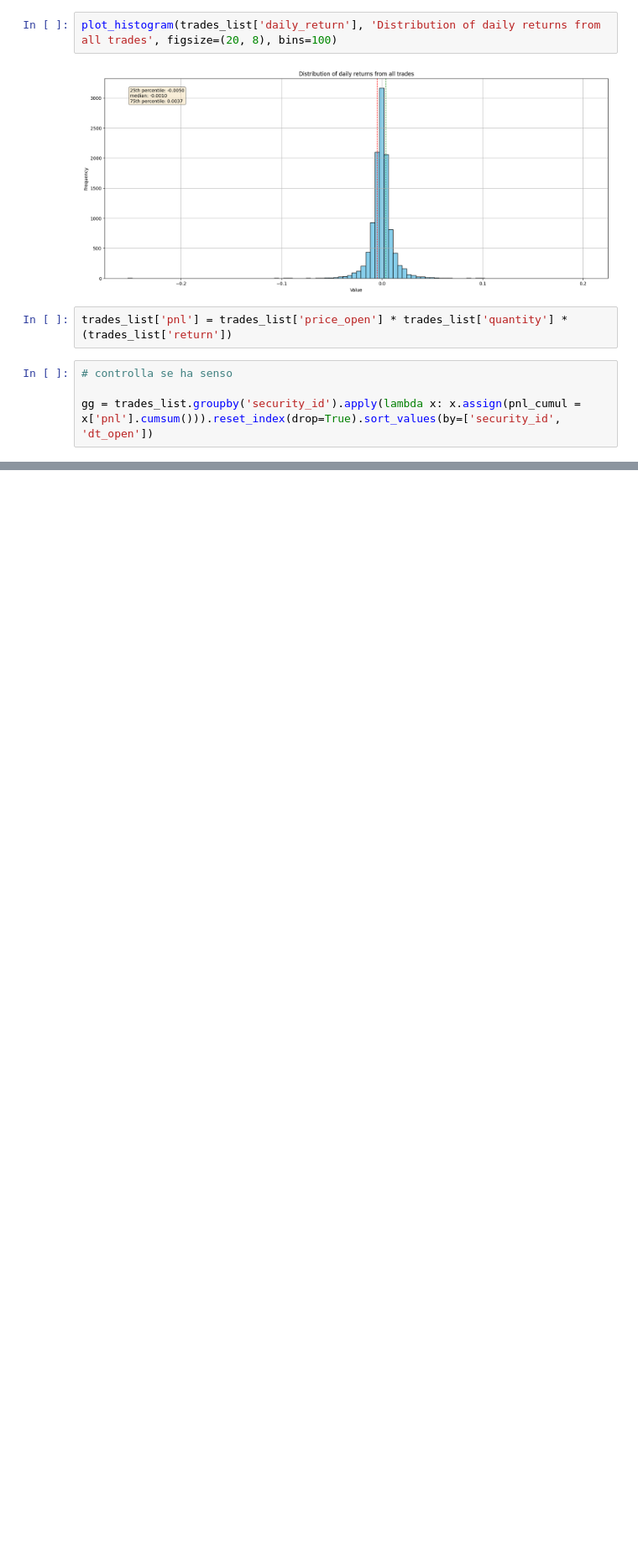
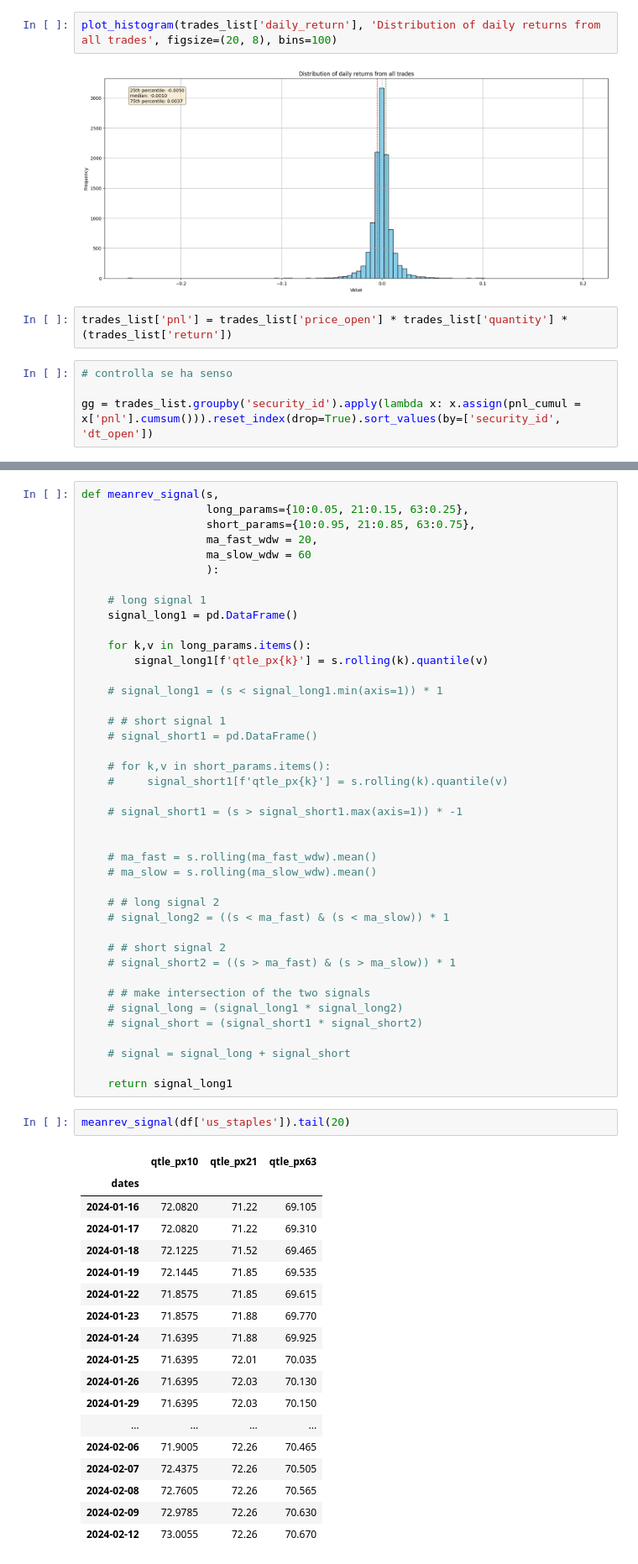
Before and after one commit to vcnzbrgd/Mean-Reverting-Strategy-and-Trades-Optimal-Sizing, a Jupyter notebook: mean_reverting_strategy.ipynb, the cells around one changed output, grey strips where cells are left out. Shown: that part at 84% size. Saved outputs shown, nothing was run; the diff lists cells and outputs as text; blank space fills up the shorter version.

```diff
--- a/mean_reverting_strategy.ipynb
+++ b/mean_reverting_strategy.ipynb
@@ -204,0 +208,62 @@ gg[gg['security_id'] == 'brazil']['pnl_cumul'].plot()
+# %%
+def meanrev_signal(s,
+                   long_params={10:0.05, 21:0.15, 63:0.25},
+                   short_params={10:0.95, 21:0.85, 63:0.75},
+                   ma_fast_wdw = 20,
+                   ma_slow_wdw = 60
+                   ):
+
+    # long signal 1
+    signal_long1 = pd.DataFrame()
+
+    for k,v in long_params.items():
+        signal_long1[f'qtle_px{k}'] = s.rolling(k).quantile(v)
+
+    # signal_long1 = (s < signal_long1.min(axis=1)) * 1
+
+    # # short signal 1
+    # signal_short1 = pd.DataFrame()
+
+    # for k,v in short_params.items():
+    #     signal_short1[f'qtle_px{k}'] = s.rolling(k).quantile(v)
+
+    # signal_short1 = (s > signal_short1.max(axis=1)) * -1
+
+
+    # ma_fast = s.rolling(ma_fast_wdw).mean()
+    # ma_slow = s.rolling(ma_slow_wdw).mean()
+
+    # # long signal 2
+    # signal_long2 = ((s < ma_fast) & (s < ma_slow)) * 1
+
+    # # short signal 2
+    # signal_short2 = ((s > ma_fast) & (s > ma_slow)) * 1
+
+    # # make intersection of the two signals
+    # signal_long = (signal_long1 * signal_long2)
+    # signal_short = (signal_short1 * signal_short2)
+
+    # signal = signal_long + signal_short
+
+    return signal_long1
+# %%
+meanrev_signal(df['us_staples']).tail(20)
+# %% [output]
+|  | qtle_px10 | qtle_px21 | qtle_px63 |
+| dates |  |  |  |
+| 2024-01-16 | 72.0820 | 71.22 | 69.105 |
+| 2024-01-17 | 72.0820 | 71.22 | 69.310 |
+| 2024-01-18 | 72.1225 | 71.52 | 69.465 |
+| 2024-01-19 | 72.1445 | 71.85 | 69.535 |
+| 2024-01-22 | 71.8575 | 71.85 | 69.615 |
+| 2024-01-23 | 71.8575 | 71.88 | 69.770 |
+| 2024-01-24 | 71.6395 | 71.88 | 69.925 |
+| 2024-01-25 | 71.6395 | 72.01 | 70.035 |
+| 2024-01-26 | 71.6395 | 72.03 | 70.130 |
+| 2024-01-29 | 71.6395 | 72.03 | 70.150 |
+| ... | ... | ... | ... |
+| 2024-02-06 | 71.9005 | 72.26 | 70.465 |
+| 2024-02-07 | 72.4375 | 72.26 | 70.505 |
+| 2024-02-08 | 72.7605 | 72.26 | 70.565 |
+| 2024-02-09 | 72.9785 | 72.26 | 70.630 |
+| 2024-02-12 | 73.0055 | 72.26 | 70.670 |
```
Also changed, not shown: parts of 4 cells of this notebook.
